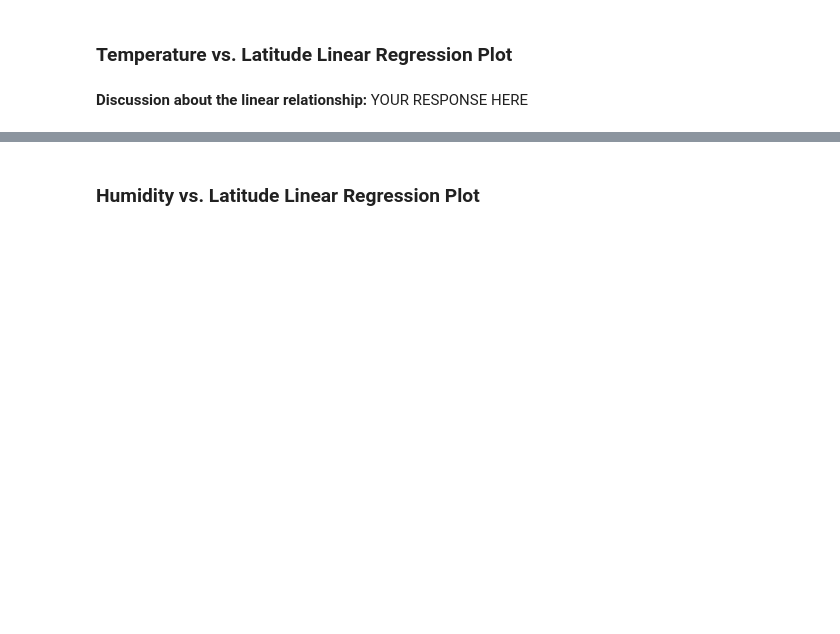
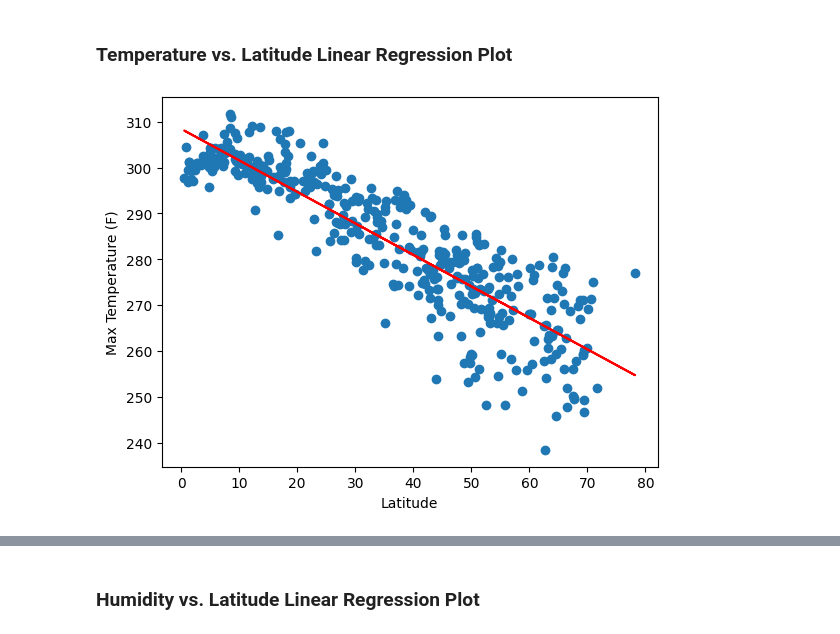
Before and after one commit to BrannanGeshwind/python-api-challenge, a Jupyter notebook: WeatherPy.ipynb, the cells around one changed output, grey strips where cells are left out. Cells and saved outputs as stored; diff of their text form; code cells hidden in the pictures; blank space fills up the shorter version.

```diff
--- a/WeatherPy.ipynb
+++ b/WeatherPy.ipynb
@@ -314,2 +304,13 @@ plot_linear_regression(southern_hemi_df["Lat"], southern_hemi_df["Max Temp"],
-# %% [markdown]
-**Discussion about the linear relationship:** YOUR RESPONSE HERE
+# %%
+# Linear regression on Northern Hemisphere
+plt.scatter(northern_hemi_df["Lat"], northern_hemi_df["Max Temp"], label="Data")
+plt.xlabel("Latitude")
+plt.ylabel("Max Temperature (F)")
+slope, intercept, r_value, p_value, std_err = linregress(northern_hemi_df["Lat"], northern_hemi_df["Max Temp"])
+regress_line = slope * northern_hemi_df["Lat"] + intercept
+plt.plot(northern_hemi_df["Lat"], regress_line, color="red", label="Regression Line")
+
+
+plt.show()
+# %% [output]
+[figure, added]
```
Also changed, not shown: parts of 33 cells of this notebook, 5 other files.
